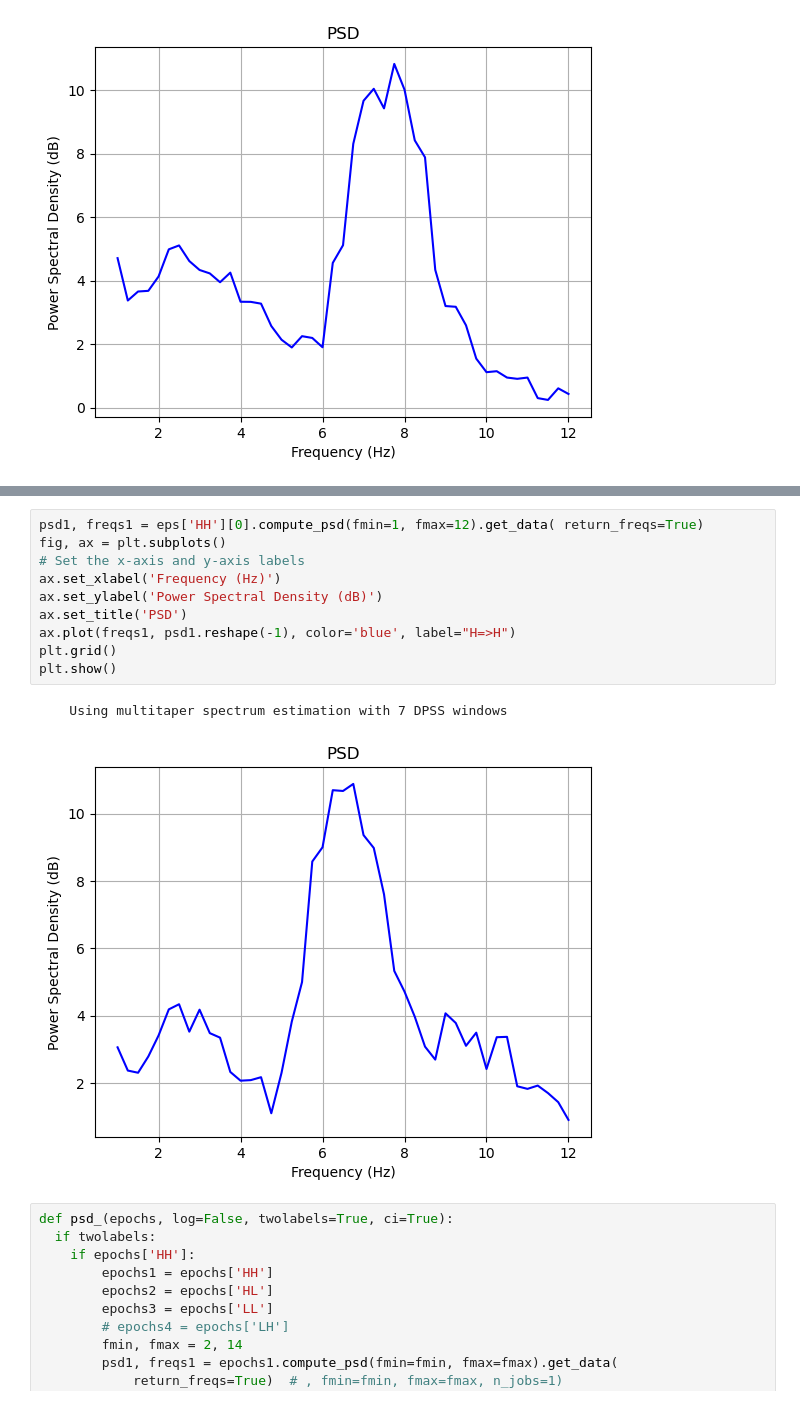
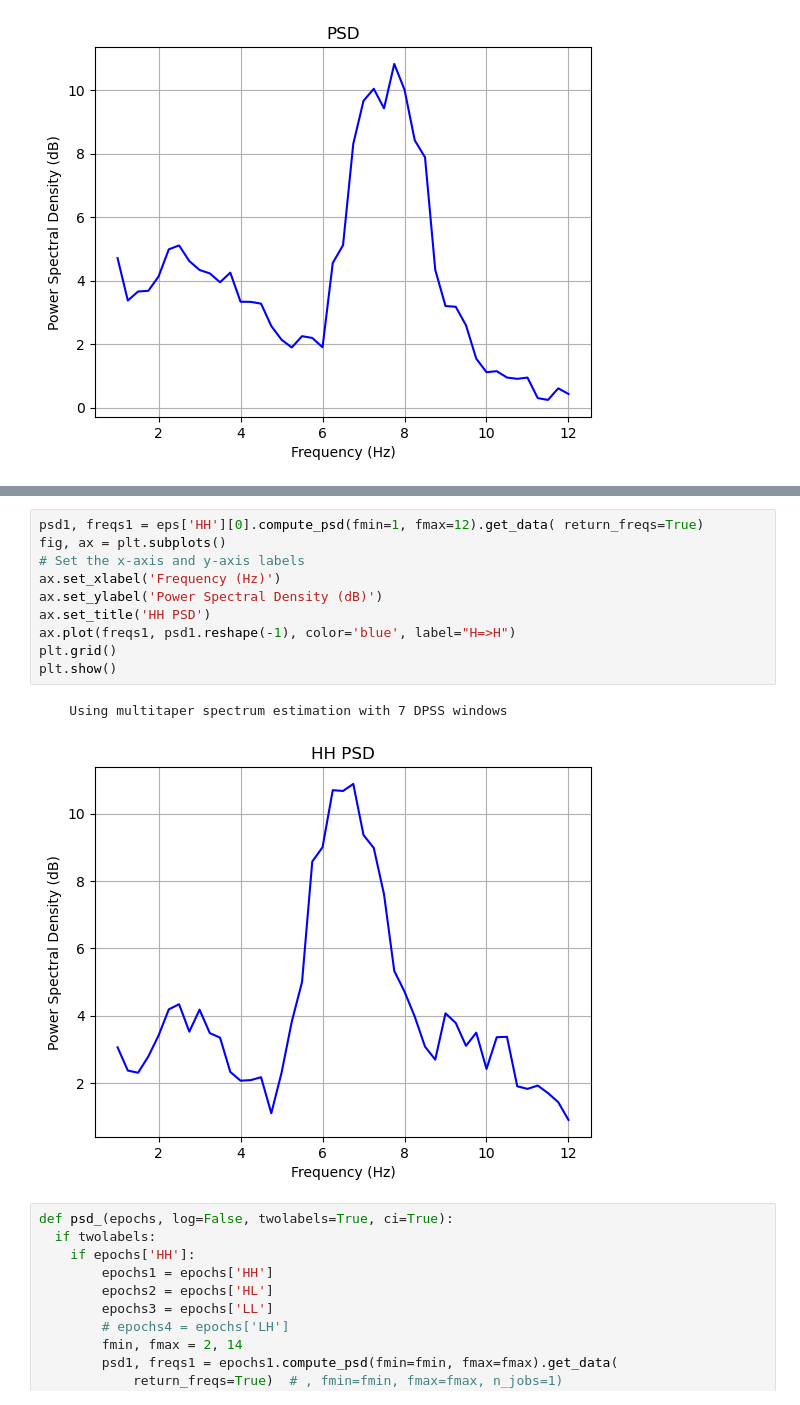
Before and after one commit to impPie/labpc, a Jupyter notebook: handler/visu.ipynb, the cells around one changed output, grey strips where cells are left out. Saved outputs shown, nothing was run; the diff lists cells and outputs as text.

```diff
--- a/handler/visu.ipynb
+++ b/handler/visu.ipynb
@@ -671,16 +726,16 @@ plt.show()
 # %%
 psd1, freqs1 = eps['HH'][0].compute_psd(fmin=1, fmax=12).get_data( return_freqs=True)
 fig, ax = plt.subplots()
 # Set the x-axis and y-axis labels
 ax.set_xlabel('Frequency (Hz)')
 ax.set_ylabel('Power Spectral Density (dB)')
-ax.set_title('PSD')
+ax.set_title('HH PSD')
 ax.plot(freqs1, psd1.reshape(-1), color='blue', label="H=>H")
 plt.grid()
 plt.show()
 # %% [output]
     Using multitaper spectrum estimation with 7 DPSS windows
-[figure, old version]
+[figure, new version]
 # %%
 def psd_(epochs, log=False, twolabels=True, ci=True):
   if twolabels:
```
Also changed, not shown: parts of 9 cells of this notebook, 1 other file.
